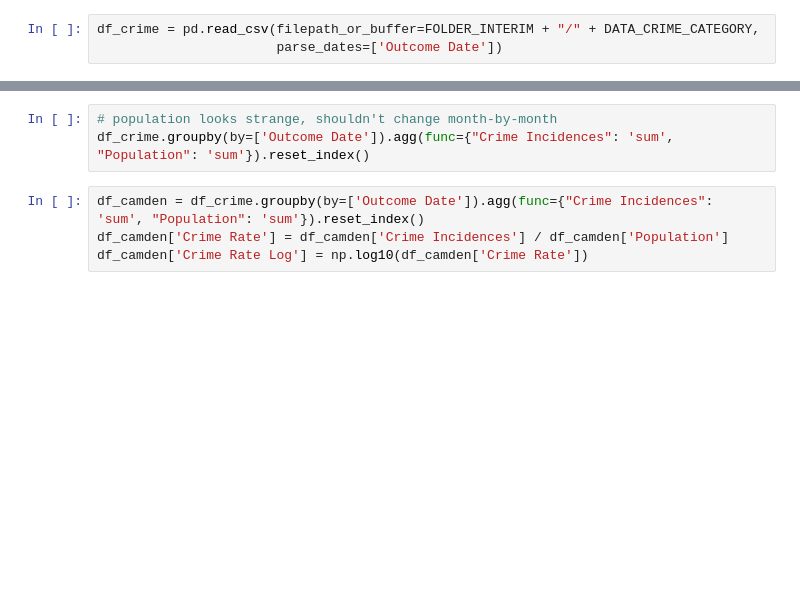
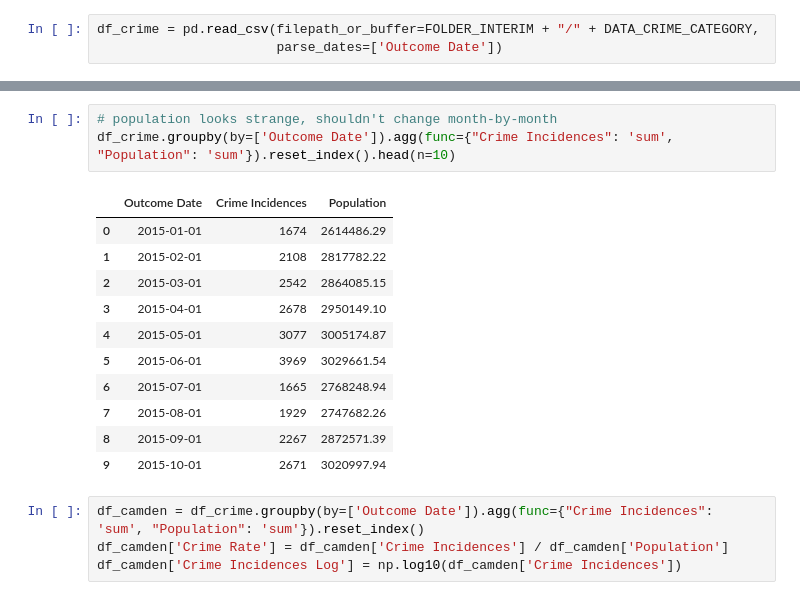
Before and after one commit to avisionh/camdencrime, a Jupyter notebook: notebooks/02_crime_category.ipynb, the cells around one changed output, grey strips where cells are left out. Drawn from its saved outputs; the diff is of its cells as text; blank space fills up the shorter version.

```diff
--- a/notebooks/02_crime_category.ipynb
+++ b/notebooks/02_crime_category.ipynb
@@ -16,7 +21,19 @@ df_crime = pd.read_csv(filepath_or_buffer=FOLDER_INTERIM + "/" + DATA_CRIME_CATE
 # %%
 # population looks strange, shouldn't change month-by-month
-df_crime.groupby(by=['Outcome Date']).agg(func={"Crime Incidences": 'sum', "Population": 'sum'}).reset_index()
+df_crime.groupby(by=['Outcome Date']).agg(func={"Crime Incidences": 'sum', "Population": 'sum'}).reset_index().head(n=10)
+# %% [output]
+|  | Outcome Date | Crime Incidences | Population |
+| 0 | 2015-01-01 | 1674 | 2614486.29 |
+| 1 | 2015-02-01 | 2108 | 2817782.22 |
+| 2 | 2015-03-01 | 2542 | 2864085.15 |
+| 3 | 2015-04-01 | 2678 | 2950149.10 |
+| 4 | 2015-05-01 | 3077 | 3005174.87 |
+| 5 | 2015-06-01 | 3969 | 3029661.54 |
+| 6 | 2015-07-01 | 1665 | 2768248.94 |
+| 7 | 2015-08-01 | 1929 | 2747682.26 |
+| 8 | 2015-09-01 | 2267 | 2872571.39 |
+| 9 | 2015-10-01 | 2671 | 3020997.94 |
 # %%
 df_camden = df_crime.groupby(by=['Outcome Date']).agg(func={"Crime Incidences": 'sum', "Population": 'sum'}).reset_index()
 df_camden['Crime Rate'] = df_camden['Crime Incidences'] / df_camden['Population']
-df_camden['Crime Rate Log'] = np.log10(df_camden['Crime Rate'])
+df_camden['Crime Incidences Log'] = np.log10(df_camden['Crime Incidences'])
```
Also changed, not shown: parts of 7 cells of this notebook.
